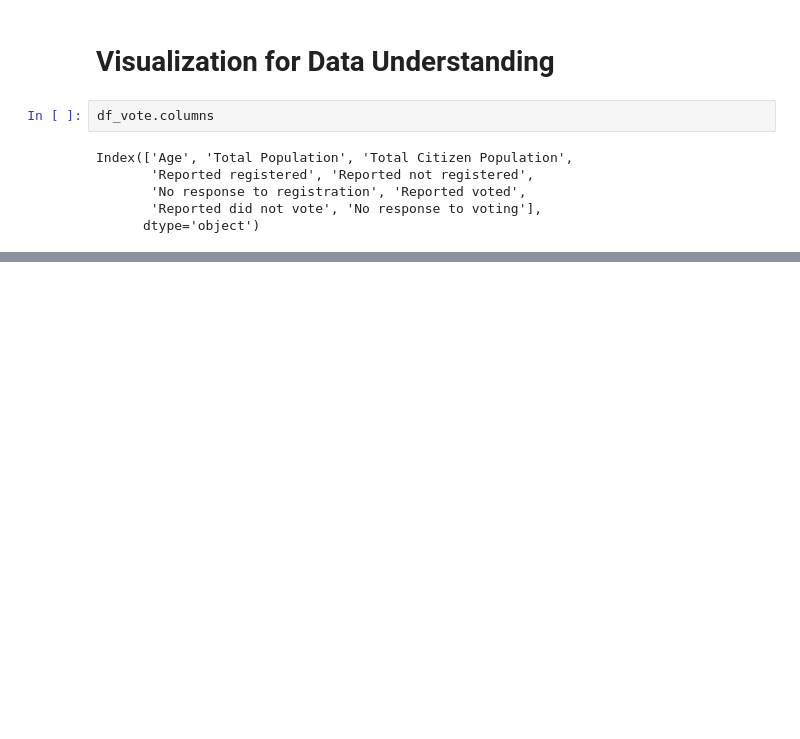
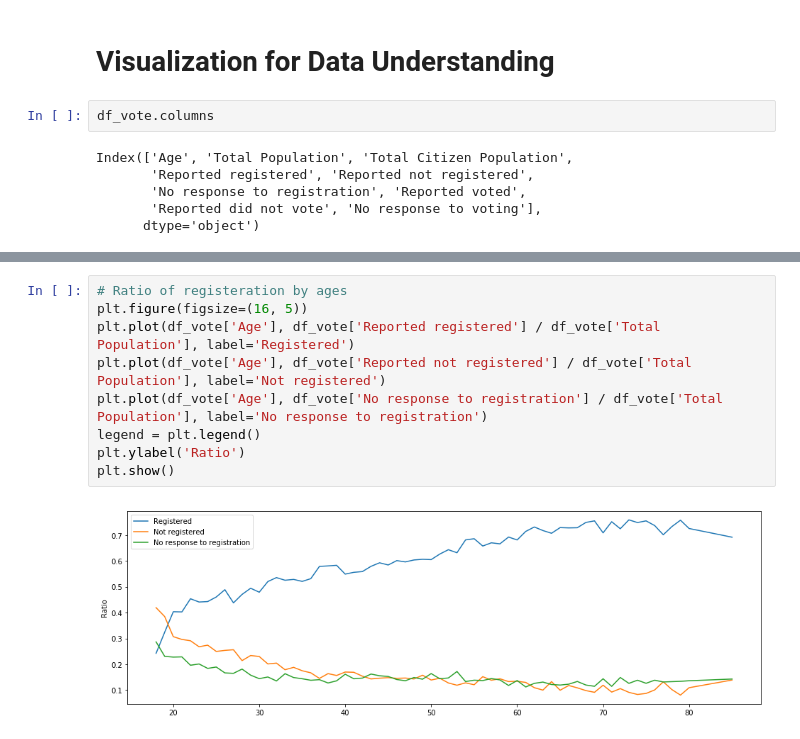
Before and after one commit to h1ros/h1ros.github.io, a Jupyter notebook: content/notebooks/US Census in 2014.ipynb, the cells around one changed output, grey strips where cells are left out. Cells and saved outputs as stored; diff of their text form; blank space fills up the shorter version.

```diff
--- a/content/notebooks/US Census in 2014.ipynb
+++ b/content/notebooks/US Census in 2014.ipynb
@@ -118,0 +139,11 @@ ax = df_vote.plot(x='Age', y=['Reported voted', 'Reported did not vote', 'No res
+# %%
+# Ratio of registeration by ages
+plt.figure(figsize=(16, 5))
+plt.plot(df_vote['Age'], df_vote['Reported registered'] / df_vote['Total Population'], label='Registered')
+plt.plot(df_vote['Age'], df_vote['Reported not registered'] / df_vote['Total Population'], label='Not registered')
+plt.plot(df_vote['Age'], df_vote['No response to registration'] / df_vote['Total Population'], label='No response to registration')
+legend = plt.legend()
+plt.ylabel('Ratio')
+plt.show()
+# %% [output]
+[figure, added]
```
Also changed, not shown: parts of 7 cells of this notebook.
